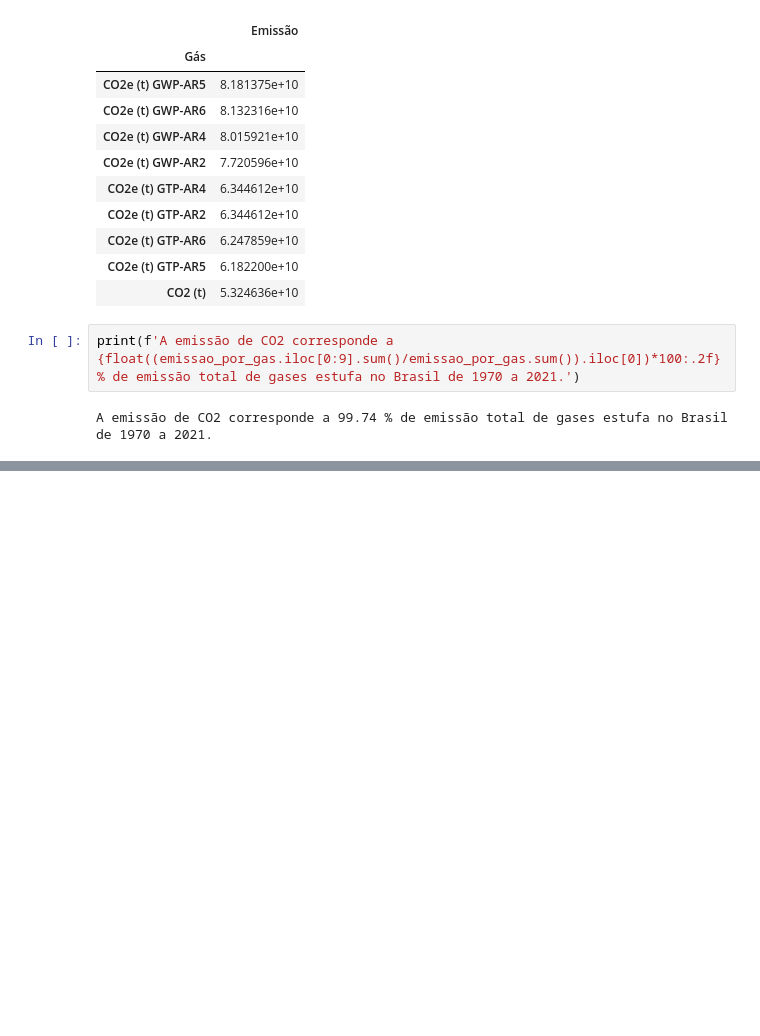
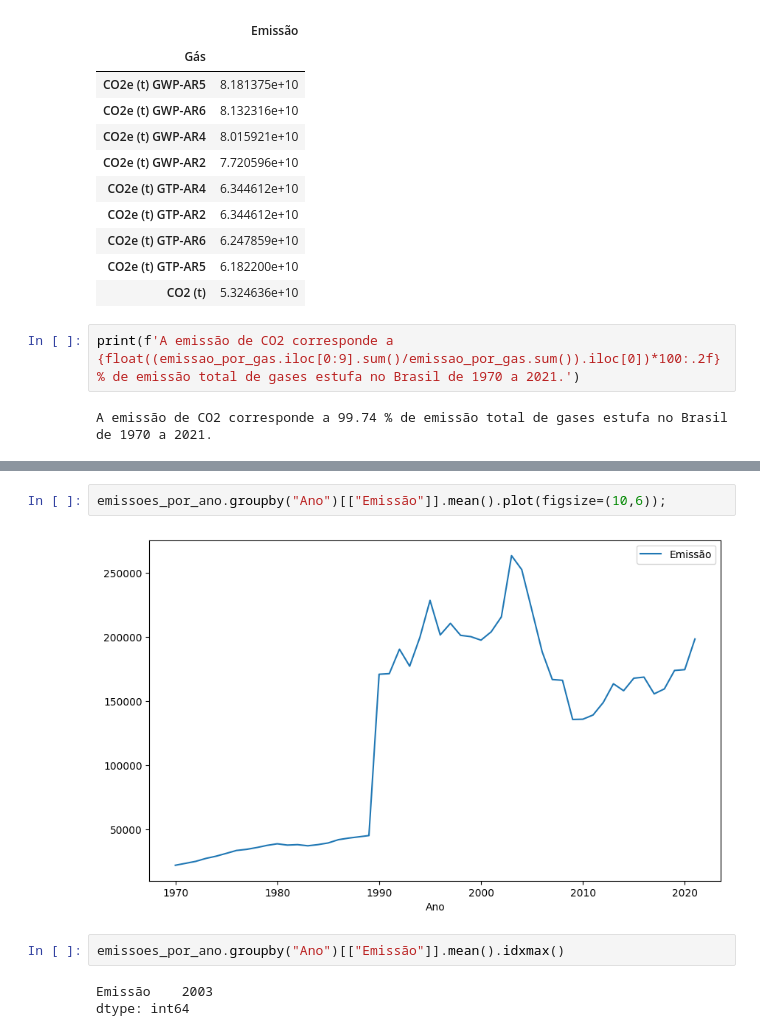
Before and after one commit to allanflm/greenhouse-gas-emissions, a Jupyter notebook: emissao_gases_estufa.ipynb, the cells around one changed output, grey strips where cells are left out. Drawn from its saved outputs; the diff is of its cells as text; blank space fills up the shorter version.

```diff
--- a/emissao_gases_estufa.ipynb
+++ b/emissao_gases_estufa.ipynb
@@ -304,0 +460,9 @@ A emissão de CO2 corresponde a 99.74 % de emissão total de gases estufa no Bra
+# %%
+emissoes_por_ano.groupby("Ano")[["Emissão"]].mean().plot(figsize=(10,6));
+# %% [output]
+[figure, added]
+# %%
+emissoes_por_ano.groupby("Ano")[["Emissão"]].mean().idxmax()
+# %% [output]
+Emissão    2003
+dtype: int64
```
Also changed, not shown: parts of 16 cells of this notebook.
